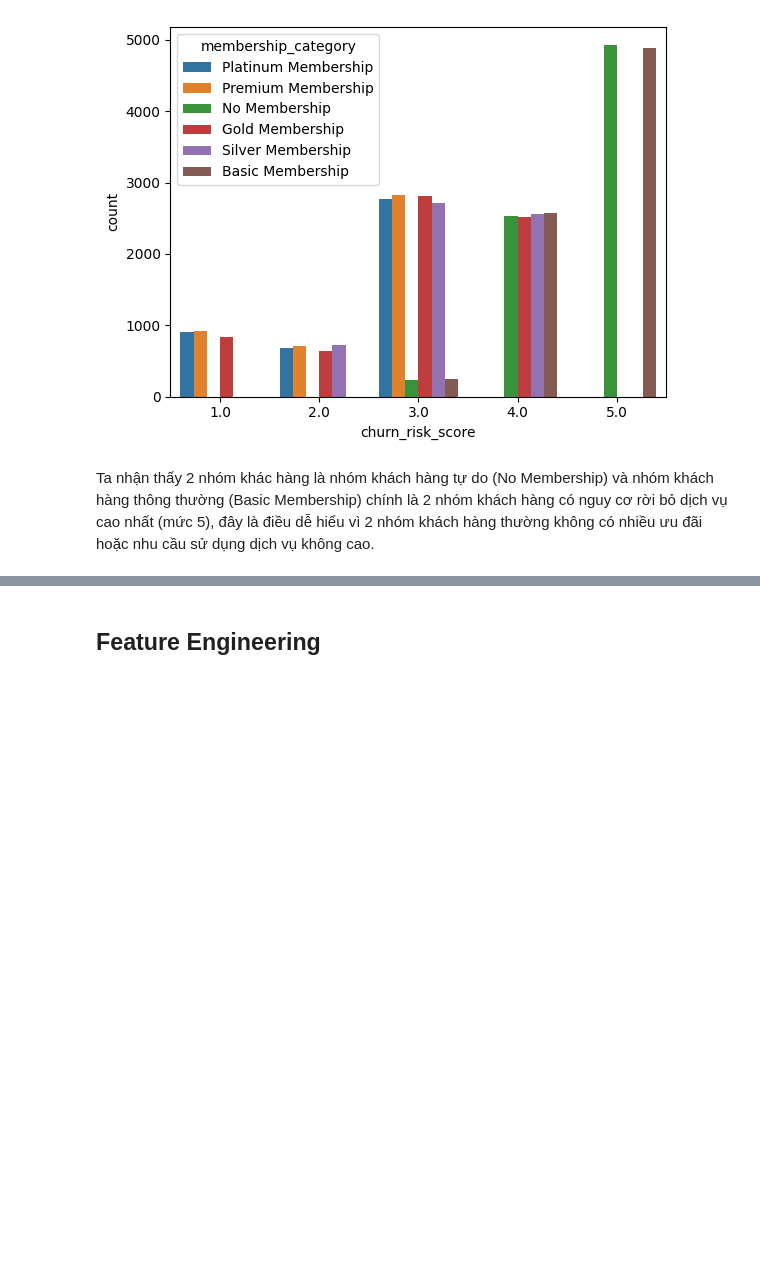
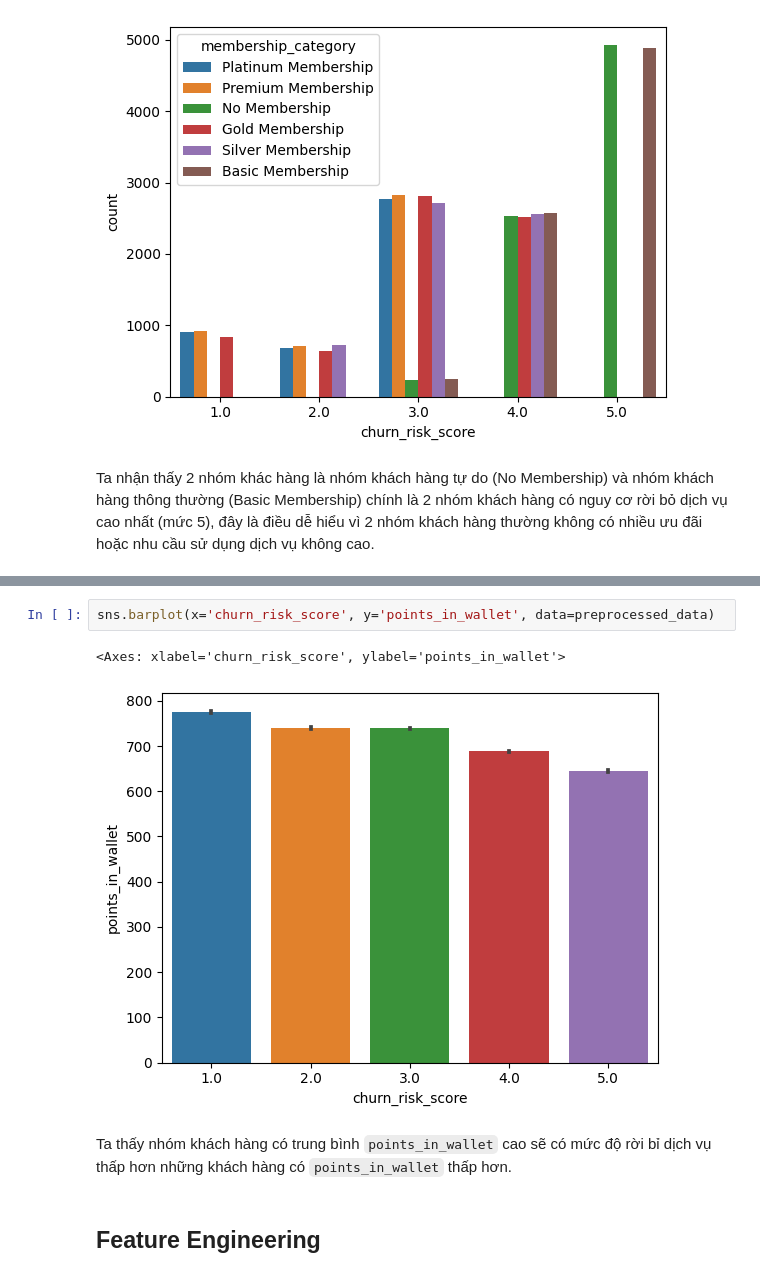
Before and after one commit to trantuanthai/Support-Vector-Machines, a Jupyter notebook: SVM.ipynb, the cells around one changed output, grey strips where cells are left out. Drawn from its saved outputs; the diff is of its cells as text; blank space fills up the shorter version.

```diff
--- a/SVM.ipynb
+++ b/SVM.ipynb
@@ -464,3 +464,10 @@ sns.countplot(data = preprocessed_data, x = 'medium_of_operation', hue = 'churn_
+# %%
+sns.barplot(x='churn_risk_score', y='points_in_wallet', data=preprocessed_data)
+# %% [output]
+<Axes: xlabel='churn_risk_score', ylabel='points_in_wallet'>
+[figure, added]
+# %% [markdown]
+Ta thấy nhóm khách hàng có trung bình `points_in_wallet` cao sẽ có mức độ rời bỉ dịch vụ thấp hơn những khách hàng có `points_in_wallet` thấp hơn.
 # %% [markdown]
 ## Feature Engineering
 # %% [markdown]
```
Also changed, not shown: parts of 18 cells of this notebook.
